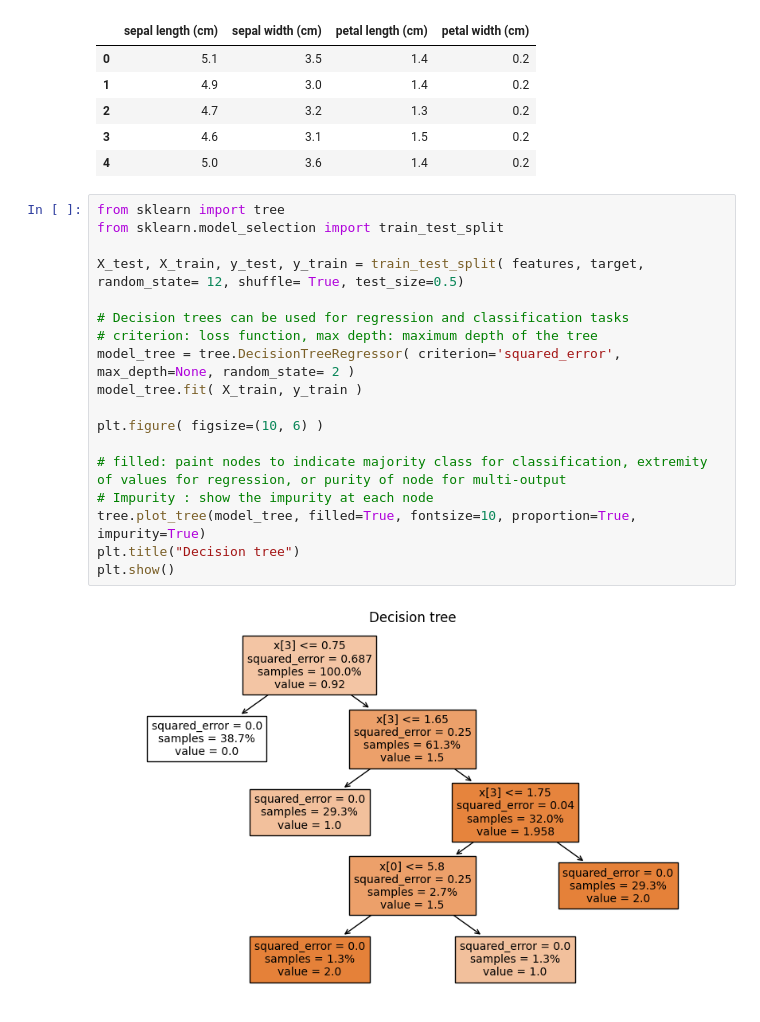
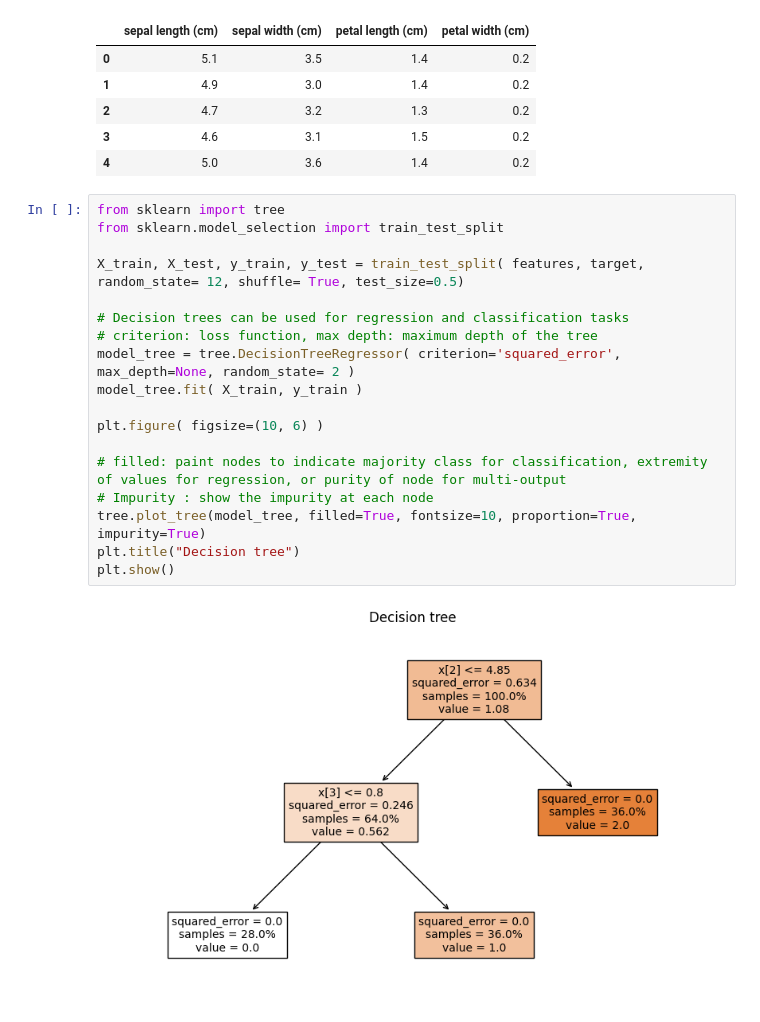
Before and after one commit to Tobzhan/Basic-ML-algorithms, a Jupyter notebook: Decision_tree.ipynb, the cells around one changed output. Cells and saved outputs as stored; diff of their text form.

```diff
--- a/Decision_tree.ipynb
+++ b/Decision_tree.ipynb
@@ -26,23 +26,23 @@ features.head(5)
 # %%
 from sklearn import tree
 from sklearn.model_selection import train_test_split
 
-X_test, X_train, y_test, y_train = train_test_split( features, target, random_state= 12, shuffle= True, test_size=0.5)
+X_train, X_test, y_train, y_test = train_test_split( features, target, random_state= 12, shuffle= True, test_size=0.5)
 
 # Decision trees can be used for regression and classification tasks
 # criterion: loss function, max depth: maximum depth of the tree
 model_tree = tree.DecisionTreeRegressor( criterion='squared_error', max_depth=None, random_state= 2 )
 model_tree.fit( X_train, y_train )
 
 plt.figure( figsize=(10, 6) )
 
 # filled: paint nodes to indicate majority class for classification, extremity of values for regression, or purity of node for multi-output
 # Impurity : show the impurity at each node
 tree.plot_tree(model_tree, filled=True, fontsize=10, proportion=True, impurity=True)
 plt.title("Decision tree")
 plt.show()
 # %% [output]
-[figure, old version]
+[figure, new version]
 # %%
 # Max depth parameter can help to avoid overfitting, makes model simpler and easier to interpret
 model_tree_bounded = tree.DecisionTreeRegressor( criterion='squared_error', max_depth=2, random_state= 2 )
```
Also changed, not shown: parts of 4 cells of this notebook, 3 other files.
